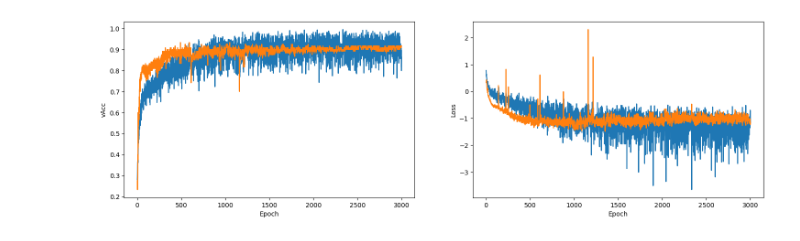
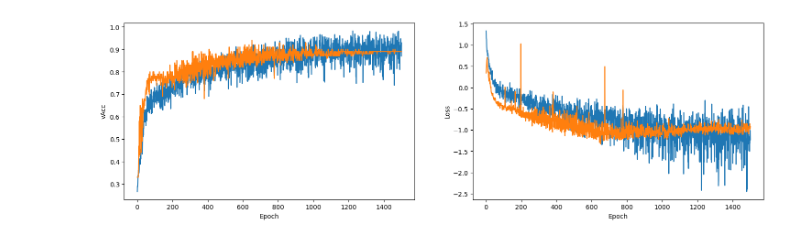
Before and after one commit to Tat1209/Research, a Jupyter notebook: utils/visualize.ipynb, the cells around one changed output. Saved outputs shown, nothing was run; the diff lists cells and outputs as text; code cells hidden in the pictures.

```diff
--- a/utils/visualize.ipynb
+++ b/utils/visualize.ipynb
@@ -3,7 +3,7 @@ from matplotlib import pyplot as plt
 import pandas as pd
 import numpy as np
 
-path = "/root/app/competition_hist_0424_001318.csv"
+path = "/root/app/competition_hist_0424_194028.csv"
 df = pd.read_csv(path)
 
 fig = plt.figure(dpi=100, figsize=(18, 5))
@@ -17,31 +17,31 @@ x = df[x_col]
 y_col = "Acc"
 ax1.set_ylabel(y_col)
 y = df[y_col]
 
 ax1.plot(x, y)
 
 y_col = "vAcc"
 ax1.set_ylabel(y_col)
 y = df[y_col]
 
 ax1.plot(x, y)
 
 ax2 = fig.add_subplot(1, 2, 2)
 
 x_col = "Epoch"
 ax2.set_xlabel(x_col)
 x = df[x_col]
 
 y_col = "Loss"
 ax2.set_ylabel(y_col)
 y = df[y_col]
 
 y = df["Loss"]
 ax2.plot(x, np.log(y))
 y = df["vLoss"]
 ax2.plot(x, np.log(y))
 plt.show()
 
 # def plot_df(df, x_col, y_col, axes):
 # %% [output]
-[figure, old version]
+[figure, new version]
```
Also changed, not shown: 3 other files.
